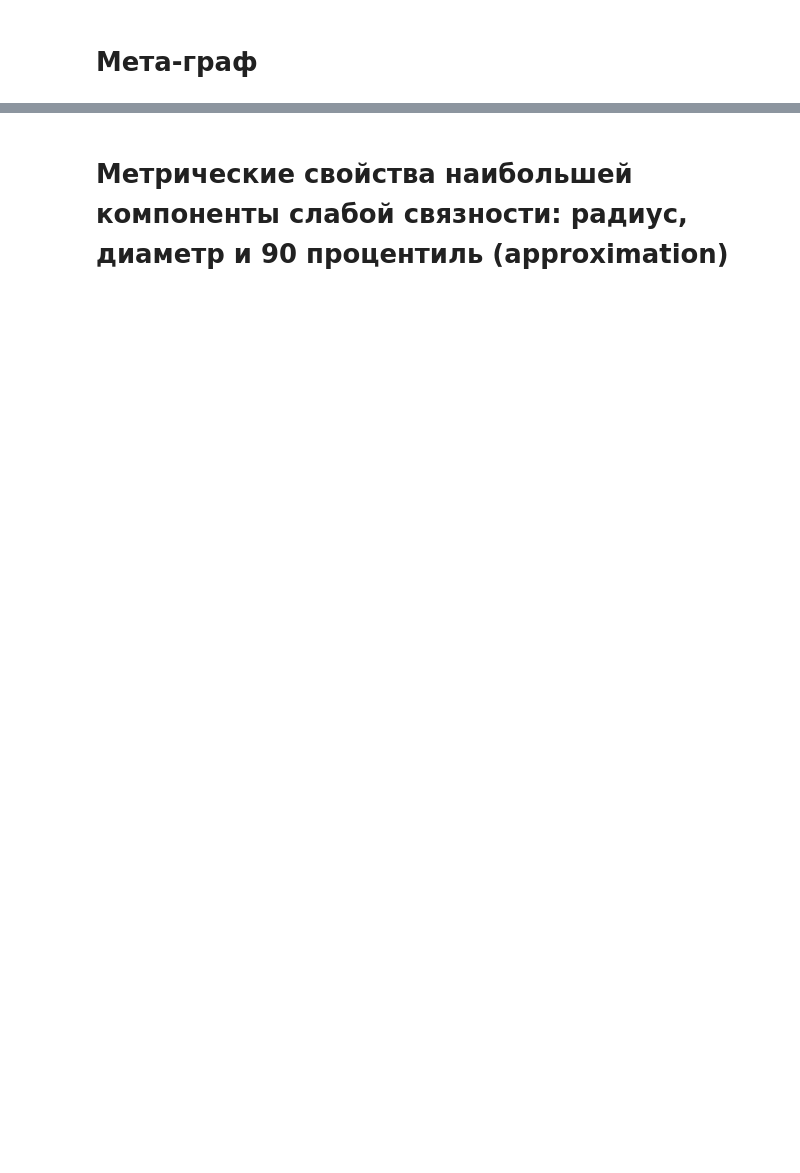
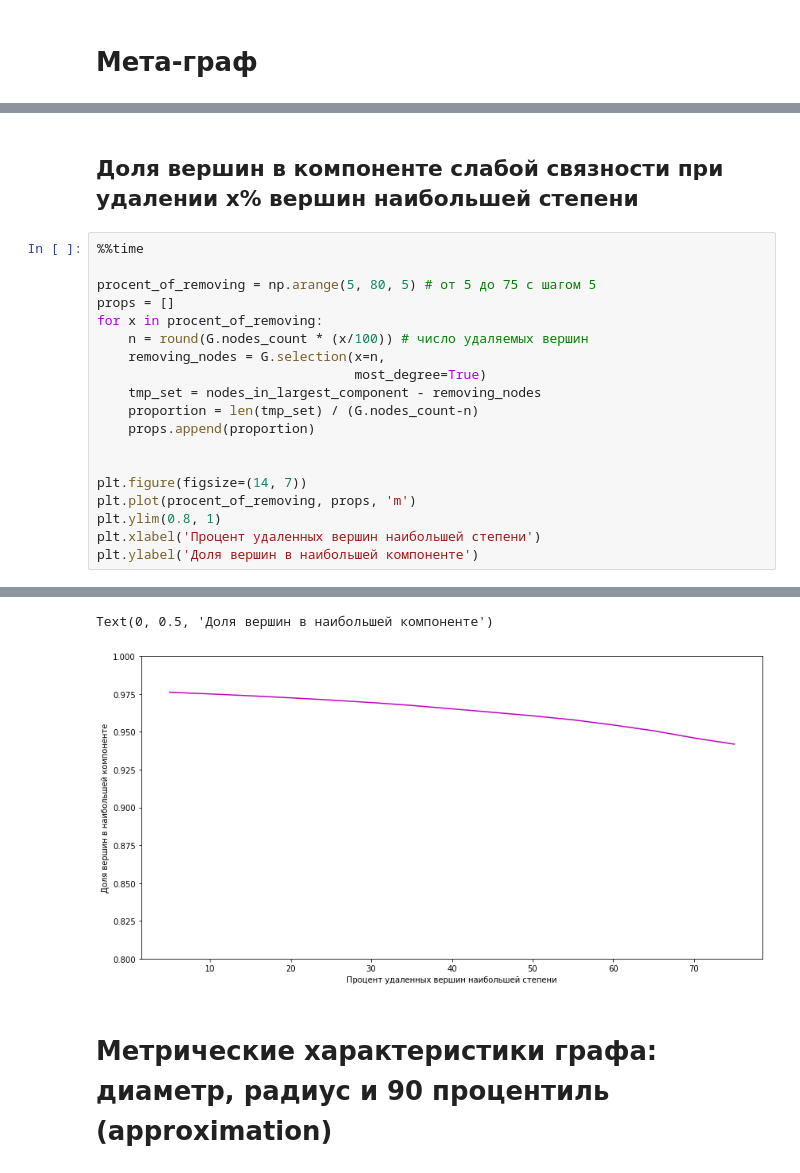
Before and after one commit to AnatolyAdamovich/graph-analysis, a Jupyter notebook: Web-Google.ipynb, the cells around one changed output, grey strips where cells are left out. Saved outputs shown, nothing was run; the diff lists cells and outputs as text; blank space fills up the shorter version.

```diff
--- a/Web-Google.ipynb
+++ b/Web-Google.ipynb
@@ -56,0 +118,22 @@ print(f'Доля вершин в наибольшей компоненте сл
+# %% [markdown]
+## Доля вершин в компоненте слабой связности при удалении x% вершин наибольшей степени
+# %%
+%%time
+
+procent_of_removing = np.arange(5, 80, 5) # от 5 до 75 с шагом 5
+props = []
+for x in procent_of_removing:
+    n = round(G.nodes_count * (x/100)) # число удаляемых вершин
+    removing_nodes = G.selection(x=n,
+                                 most_degree=True)
+    tmp_set = nodes_in_largest_component - removing_nodes
+    proportion = len(tmp_set) / (G.nodes_count-n)
+    props.append(proportion)
+
+
+plt.figure(figsize=(14, 7))
+plt.plot(procent_of_removing, props, 'm')
+plt.ylim(0.8, 1)
+plt.xlabel('Процент удаленных вершин наибольшей степени')
+plt.ylabel('Доля вершин в наибольшей компоненте')
+# %% [output]
@@ -57,2 +141,4 @@ print(f'Доля вершин в наибольшей компоненте сл
+Text(0, 0.5, 'Доля вершин в наибольшей компоненте')
+[figure, added]
 # %% [markdown]
-# Метрические свойства наибольшей компоненты слабой связности: радиус, диаметр и 90 процентиль (approximation)
+# Метрические характеристики графа: диаметр, радиус и 90 процентиль (approximation)
```
Also changed, not shown: parts of 32 cells of this notebook, 2 other files.
